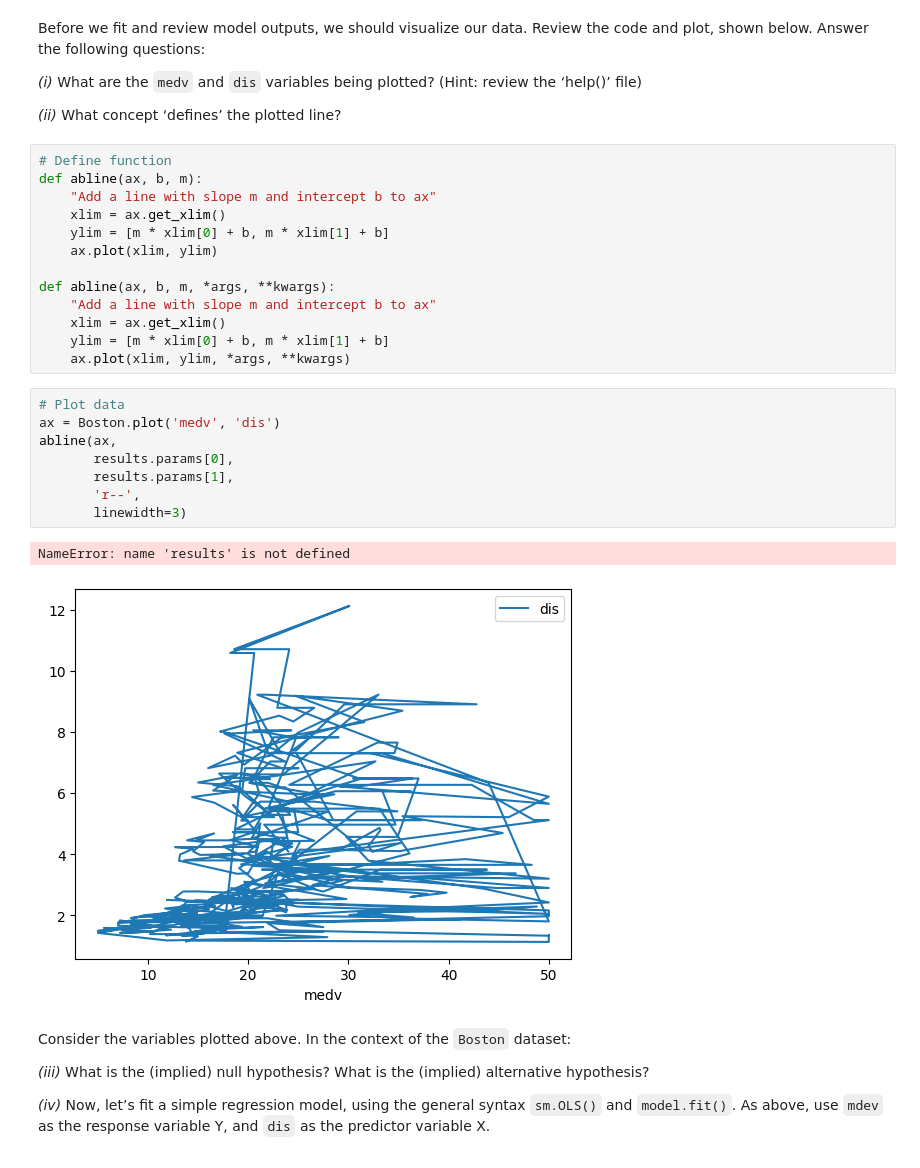
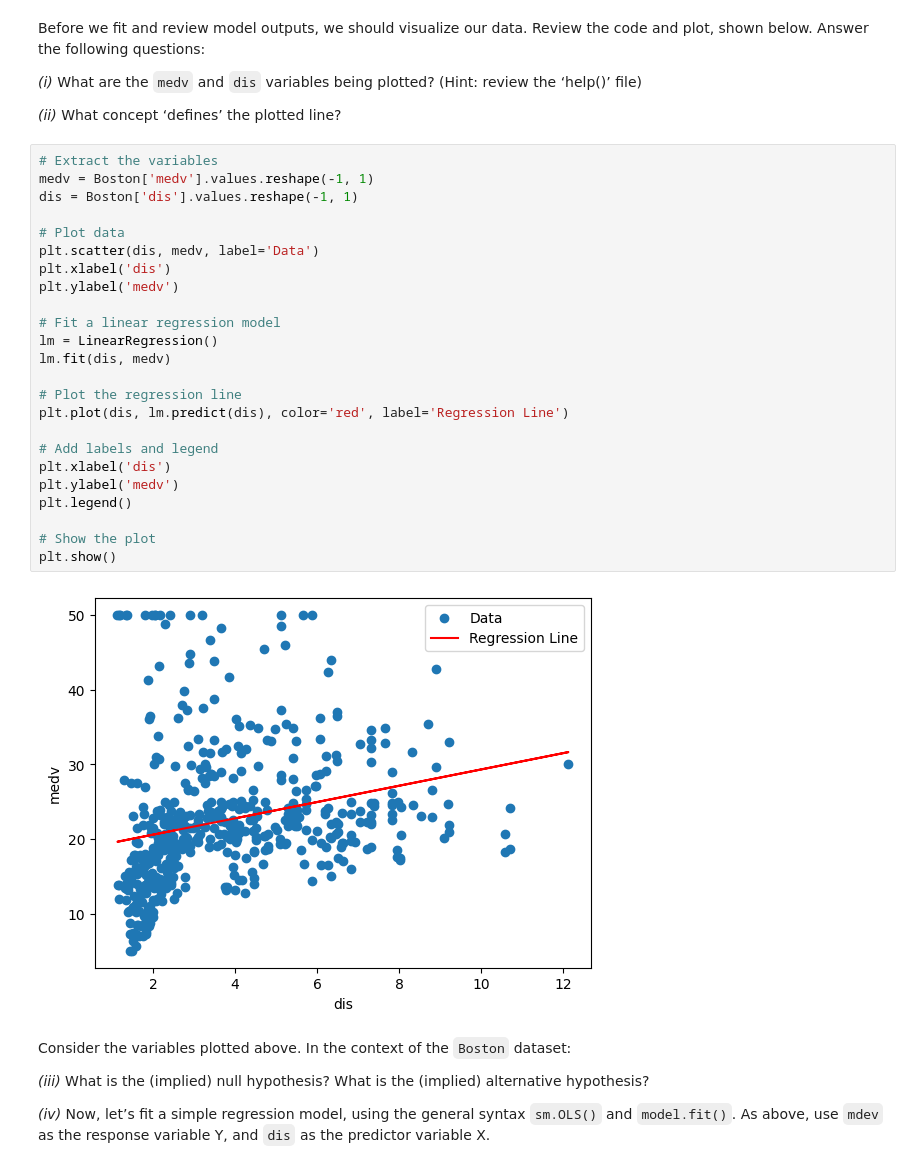
Before and after one commit to UofT-DSI/applying_statistical_concepts, a Jupyter notebook: assignments/Assignments_Python/Assignment_1.ipynb, the cells around one changed output. Cells and saved outputs as stored; diff of their text form.

```diff
--- a/assignments/Assignments_Python/Assignment_1.ipynb
+++ b/assignments/Assignments_Python/Assignment_1.ipynb
@@ -58,30 +62,32 @@ Before we fit and review model outputs, we should visualize our data. Review the
 _(i)_ What are the `medv` and `dis` variables being plotted? (Hint: review the ‘help()’ file)
 
 _(ii)_ What concept ‘defines’ the plotted line?
-# %%
-# Define function
-def abline(ax, b, m):
-    "Add a line with slope m and intercept b to ax"
-    xlim = ax.get_xlim()
-    ylim = [m * xlim[0] + b, m * xlim[1] + b]
-    ax.plot(xlim, ylim)
-
-def abline(ax, b, m, *args, **kwargs):
-    "Add a line with slope m and intercept b to ax"
-    xlim = ax.get_xlim()
-    ylim = [m * xlim[0] + b, m * xlim[1] + b]
-    ax.plot(xlim, ylim, *args, **kwargs)
 # %%
+# Extract the variables
+medv = Boston['medv'].values.reshape(-1, 1)
+dis = Boston['dis'].values.reshape(-1, 1)
+
 # Plot data
-ax = Boston.plot('medv', 'dis')
-abline(ax,
-       results.params[0],
-       results.params[1],
-       'r--',
-       linewidth=3)
+plt.scatter(dis, medv, label='Data')
+plt.xlabel('dis')
+plt.ylabel('medv')
+
+# Fit a linear regression model
+lm = LinearRegression()
+lm.fit(dis, medv)
+
+# Plot the regression line
+plt.plot(dis, lm.predict(dis), color='red', label='Regression Line')
+
+# Add labels and legend
+plt.xlabel('dis')
+plt.ylabel('medv')
+plt.legend()
+
+# Show the plot
+plt.show()
 # %% [output]
-NameError: name 'results' is not defined
-[figure, old version]
+[figure, new version]
 # %% [markdown]
 Consider the variables plotted above. In the context of the `Boston` dataset:
 
```
Also changed, not shown: parts of 20 cells of this notebook, 11 other files.
